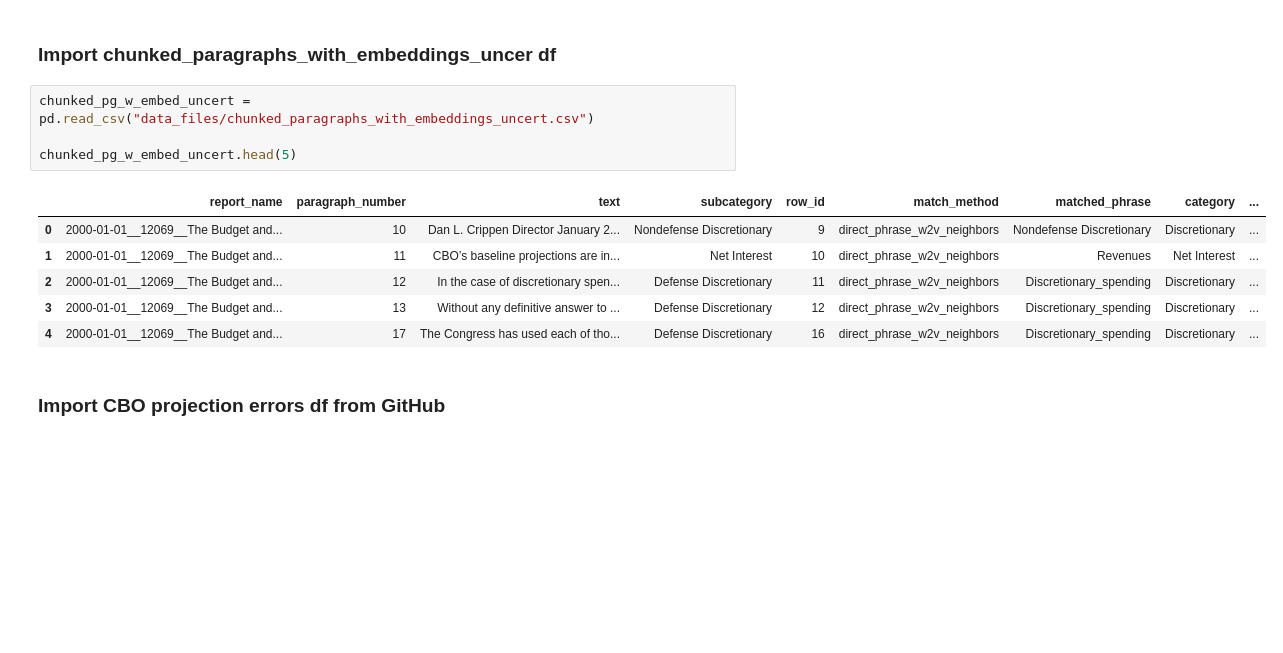
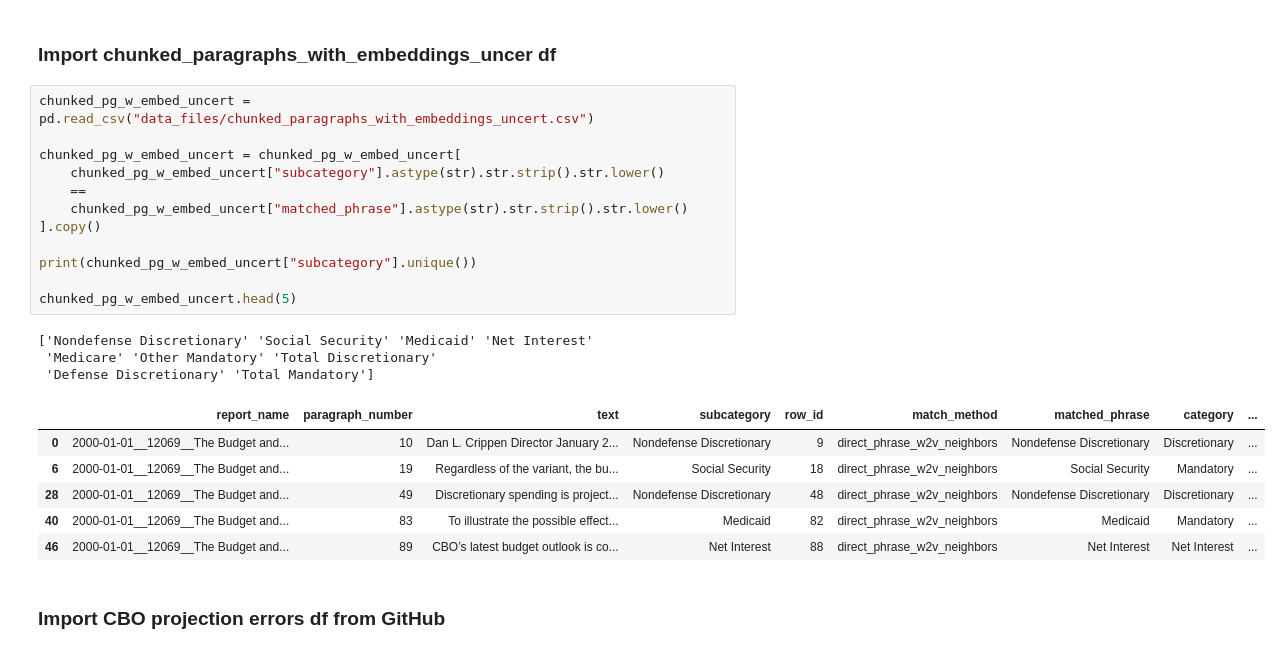
Before and after one commit to tnguye27/projection-uncertainty, a Jupyter notebook: 6_Error_Corr.ipynb, the cells around one changed output. Cells and saved outputs as stored; diff of their text form; blank space fills up the shorter version.

```diff
--- a/6_Error_Corr.ipynb
+++ b/6_Error_Corr.ipynb
@@ -14,14 +14,25 @@ import scipy.stats as stats
 # %%
 chunked_pg_w_embed_uncert = pd.read_csv("data_files/chunked_paragraphs_with_embeddings_uncert.csv")
 
+chunked_pg_w_embed_uncert = chunked_pg_w_embed_uncert[
+    chunked_pg_w_embed_uncert["subcategory"].astype(str).str.strip().str.lower()
+    ==
+    chunked_pg_w_embed_uncert["matched_phrase"].astype(str).str.strip().str.lower()
+].copy()
+
+print(chunked_pg_w_embed_uncert["subcategory"].unique())
+
 chunked_pg_w_embed_uncert.head(5)
 # %% [output]
+['Nondefense Discretionary' 'Social Security' 'Medicaid' 'Net Interest'
+ 'Medicare' 'Other Mandatory' 'Total Discretionary'
+ 'Defense Discretionary' 'Total Mandatory']
 |  | report_name | paragraph_number | text | subcategory | row_id | match_method | matched_phrase | category | ... |
 | 0 | 2000-01-01__12069__The Budget and... | 10 | Dan L. Crippen Director January 2... | Nondefense Discretionary | 9 | direct_phrase_w2v_neighbors | Nondefense Discretionary | Discretionary | ... |
-| 1 | 2000-01-01__12069__The Budget and... | 11 | CBO’s baseline projections are in... | Net Interest | 10 | direct_phrase_w2v_neighbors | Revenues | Net Interest | ... |
-| 2 | 2000-01-01__12069__The Budget and... | 12 | In the case of discretionary spen... | Defense Discretionary | 11 | direct_phrase_w2v_neighbors | Discretionary_spending | Discretionary | ... |
-| 3 | 2000-01-01__12069__The Budget and... | 13 | Without any definitive answer to ... | Defense Discretionary | 12 | direct_phrase_w2v_neighbors | Discretionary_spending | Discretionary | ... |
-| 4 | 2000-01-01__12069__The Budget and... | 17 | The Congress has used each of tho... | Defense Discretionary | 16 | direct_phrase_w2v_neighbors | Discretionary_spending | Discretionary | ... |
+| 6 | 2000-01-01__12069__The Budget and... | 19 | Regardless of the variant, the bu... | Social Security | 18 | direct_phrase_w2v_neighbors | Social Security | Mandatory | ... |
+| 28 | 2000-01-01__12069__The Budget and... | 49 | Discretionary spending is project... | Nondefense Discretionary | 48 | direct_phrase_w2v_neighbors | Nondefense Discretionary | Discretionary | ... |
+| 40 | 2000-01-01__12069__The Budget and... | 83 | To illustrate the possible effect... | Medicaid | 82 | direct_phrase_w2v_neighbors | Medicaid | Mandatory | ... |
+| 46 | 2000-01-01__12069__The Budget and... | 89 | CBO’s latest budget outlook is co... | Net Interest | 88 | direct_phrase_w2v_neighbors | Net Interest | Net Interest | ... |
 # %% [markdown]
 ### Import CBO projection errors df from GitHub
 # %%
```
Also changed, not shown: parts of 8 cells of this notebook, 2 other files.
